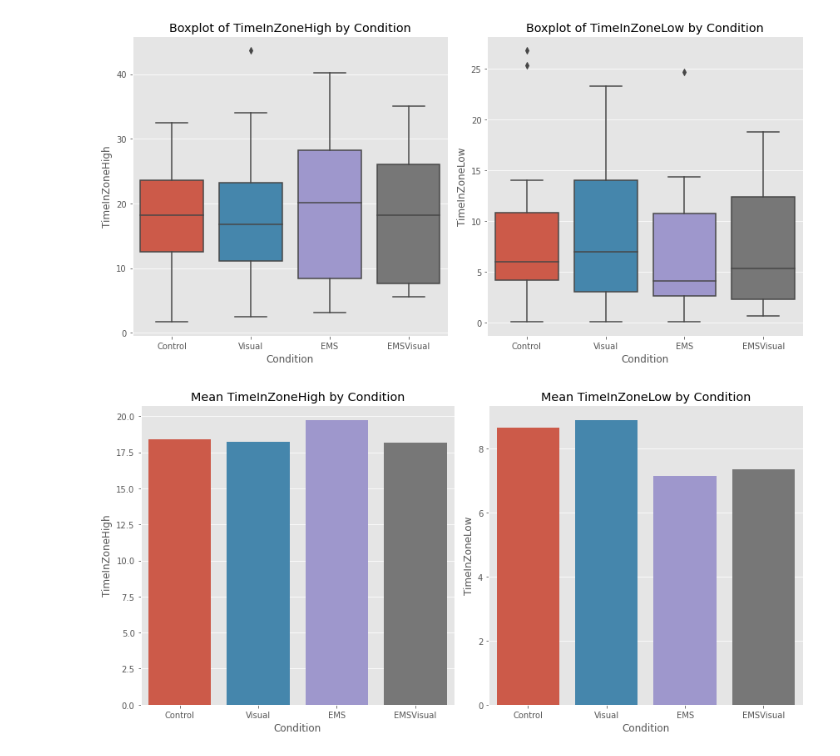
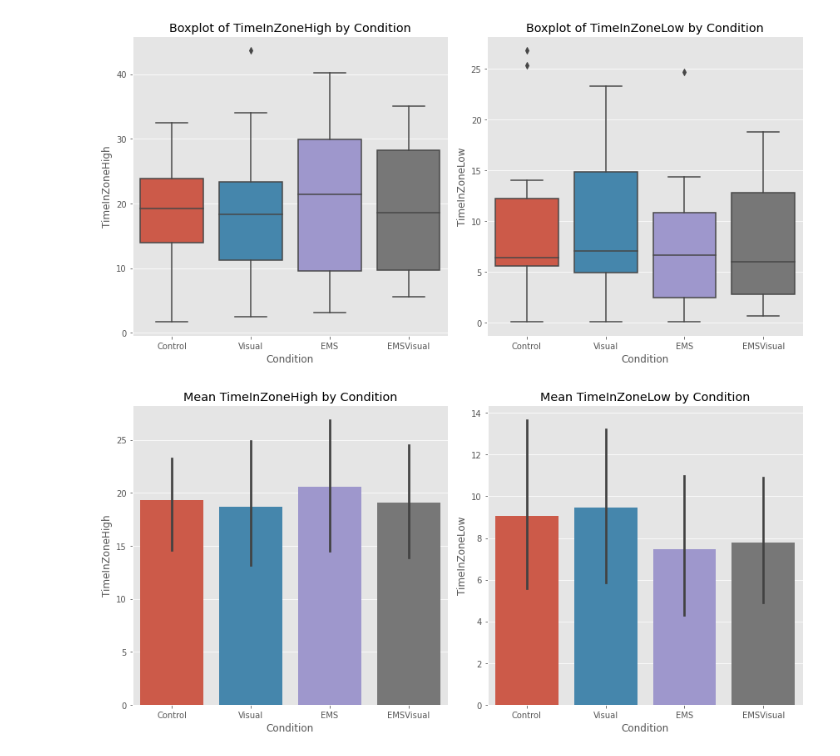
Before and after one commit to Trojan13/ma-ems, a Jupyter notebook: study/main.ipynb, the cells around one changed output. Drawn from its saved outputs; the diff is of its cells as text; code cells hidden in the pictures.

```diff
--- a/study/main.ipynb
+++ b/study/main.ipynb
@@ -0,0 +19,11 @@
+# %%
+# Load final data
+final_data_df = pd.read_csv('./final_data.csv')
+
+# Make the data unique by subjectID
+final_data_participants_df = final_data_df.drop_duplicates(subset=["SubjectID"], keep="last")
+# Filter out the columns that are needed for the participants data
+participants_columns = ["SubjectID", "nickname","DataProtectionAgreement","LiabilityWaiverSigned","HasPacemaker",
+                        "Age","Gender","ExperienceWithEMS","ExperienceWithVR","HandDominance","Colorblindness","Calibration Arm","Calibration Hand"]
+final_data_participants_df = final_data_participants_df[participants_columns]
+final_data_participants_df
@@ -0,0 +59,14 @@
+# %%
+# Filter out participants who according to their anwser to certain questions
+# and therefore are not eligible for the study
+final_data_df = final_data_df[final_data_df['DataProtectionAgreement'] == True]
+final_data_df = final_data_df[final_data_df['LiabilityWaiverSigned'] == True]
+final_data_df = final_data_df[final_data_df['HasPacemaker'] == False]
+final_data_df = final_data_df[final_data_df['Colorblindness'] == False]
+final_data_df = final_data_df[final_data_df['HandDominance'] == 'right']
+
+# Group the data by condition
+groups = final_data_df.groupby('Condition')
+
+# Descriptive statistics for each group
+print(groups.describe())
@@ -285,37 +424,29 @@ plt.show()
 # %%
-# Import necessary libraries
-import pandas as pd
-import seaborn as sns
-import matplotlib.pyplot as plt
-
-# Load the data
-df = pd.read_csv('final_data.csv')
-
 # Create boxplots
 plt.figure(figsize=(12, 6))
 plt.subplot(1, 2, 1)
-sns.boxplot(x='Condition', y='TimeInZoneHigh', data=df)
+sns.boxplot(x='Condition', y='TimeInZoneHigh', data=final_data_df)
 plt.title('Boxplot of TimeInZoneHigh by Condition')
 
 plt.subplot(1, 2, 2)
-sns.boxplot(x='Condition', y='TimeInZoneLow', data=df)
+sns.boxplot(x='Condition', y='TimeInZoneLow', data=final_data_df)
 plt.title('Boxplot of TimeInZoneLow by Condition')
 
 plt.tight_layout()
 plt.show()
 
 # Create bar plots
 plt.figure(figsize=(12, 6))
 plt.subplot(1, 2, 1)
-sns.barplot(x='Condition', y='TimeInZoneHigh', data=df, ci=None)
+sns.barplot(x='Condition', y='TimeInZoneHigh', data=final_data_df)
 plt.title('Mean TimeInZoneHigh by Condition')
 
 plt.subplot(1, 2, 2)
-sns.barplot(x='Condition', y='TimeInZoneLow', data=df, ci=None)
+sns.barplot(x='Condition', y='TimeInZoneLow', data=final_data_df)
 plt.title('Mean TimeInZoneLow by Condition')
 
 plt.tight_layout()
 plt.show()
 # %% [output]
-[figure, old version]
+[figure, new version]
-[figure, old version]
+[figure, new version]
```
Also changed, not shown: parts of 26 cells of this notebook, 26 other files.
